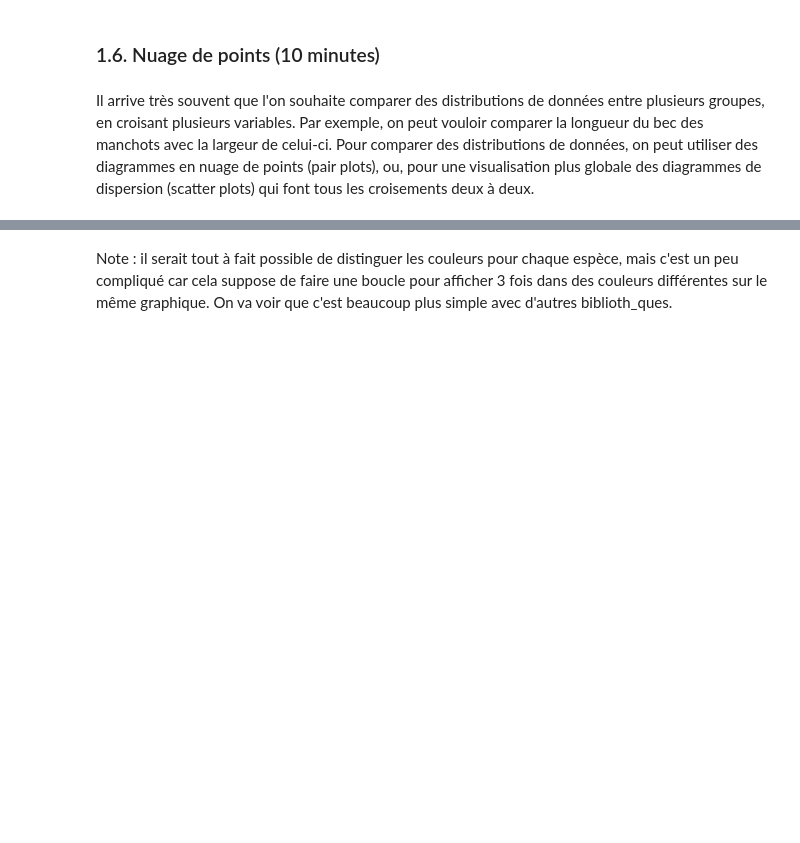
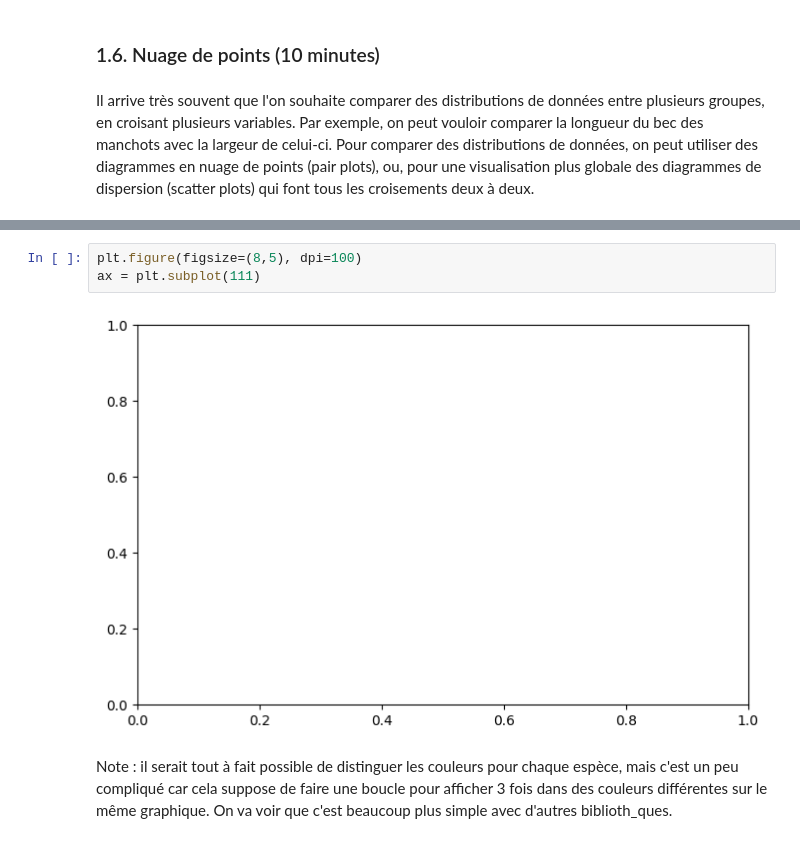
Before and after one commit to iinnesperado/ihm-tme, a Jupyter notebook: TME-ihm-data-viz/ai2d-tme-data-viz-RuizBravo-Rahaoui.ipynb, the cells around one changed output, grey strips where cells are left out. Cells and saved outputs as stored; diff of their text form; blank space fills up the shorter version.

```diff
--- a/TME-ihm-data-viz/ai2d-tme-data-viz-RuizBravo-Rahaoui.ipynb
+++ b/TME-ihm-data-viz/ai2d-tme-data-viz-RuizBravo-Rahaoui.ipynb
@@ -237,6 +237,11 @@ Pour comparer des distributions de données, on peut utiliser des diagrammes en
 Pour le nuage de points, nous allons faire appel à la fonction `scatter` de matplotlib qui prend 2 ensembles de données (ici 2 colonnes). Ne pas oublier d'avoir comme précédemment une légende et des axes nommés. L'ajout de transparence, avec la paramètre `alpha` permet de mieux visualiser les zones où les points se chevauchent. La figure devrait ressembler à ceci :
 
 <img src="scatter.png">
+# %%
+plt.figure(figsize=(8,5), dpi=100)
+ax = plt.subplot(111)
+# %% [output]
+[figure, added]
 # %% [markdown]
 Note : il serait tout à fait possible de distinguer les couleurs pour chaque espèce, mais c'est un peu compliqué car cela suppose de faire une boucle pour afficher 3 fois dans des couleurs différentes sur le même graphique. On va voir que c'est beaucoup plus simple avec d'autres biblioth_ques.
 # %% [markdown]
```
Also changed, not shown: parts of 1 cell of this notebook.
